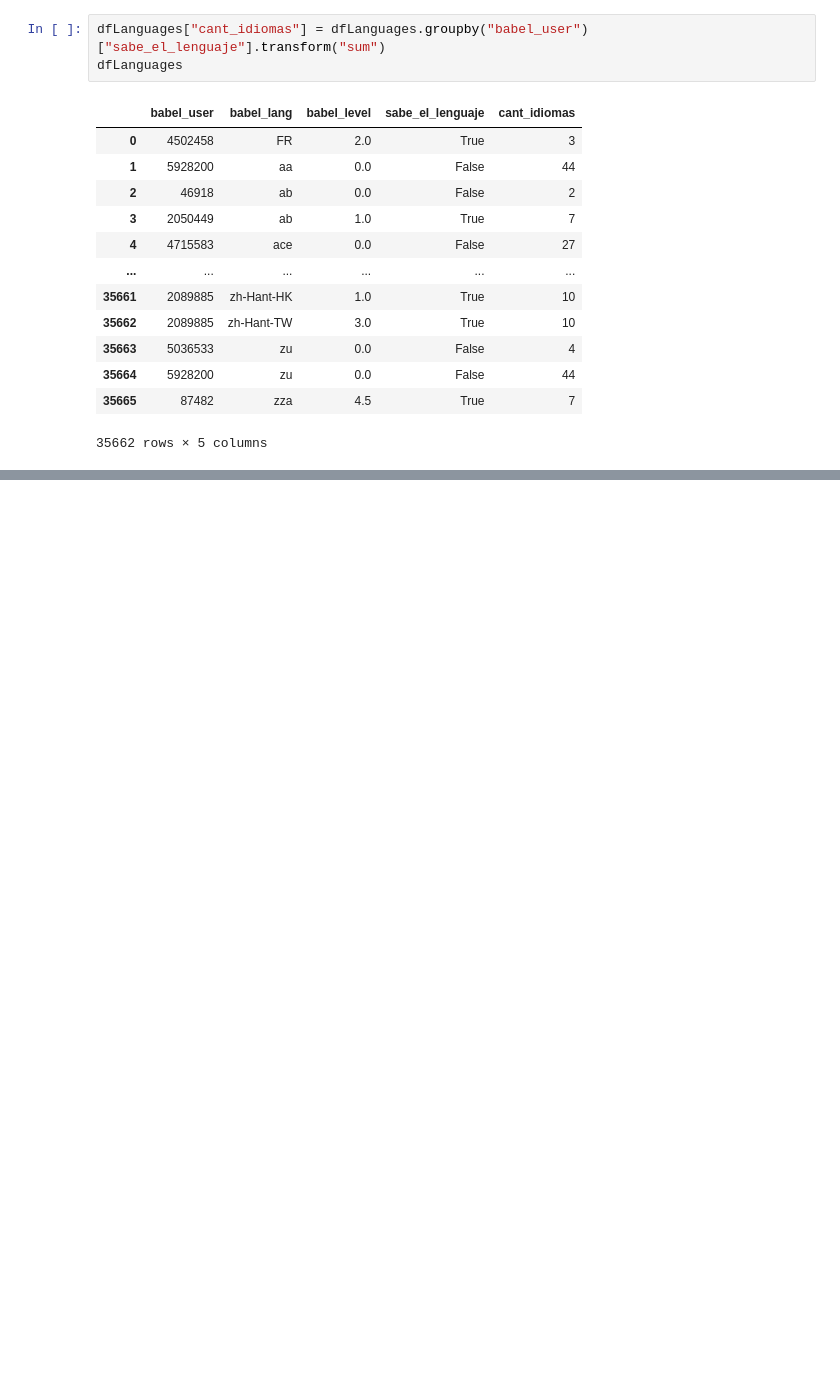
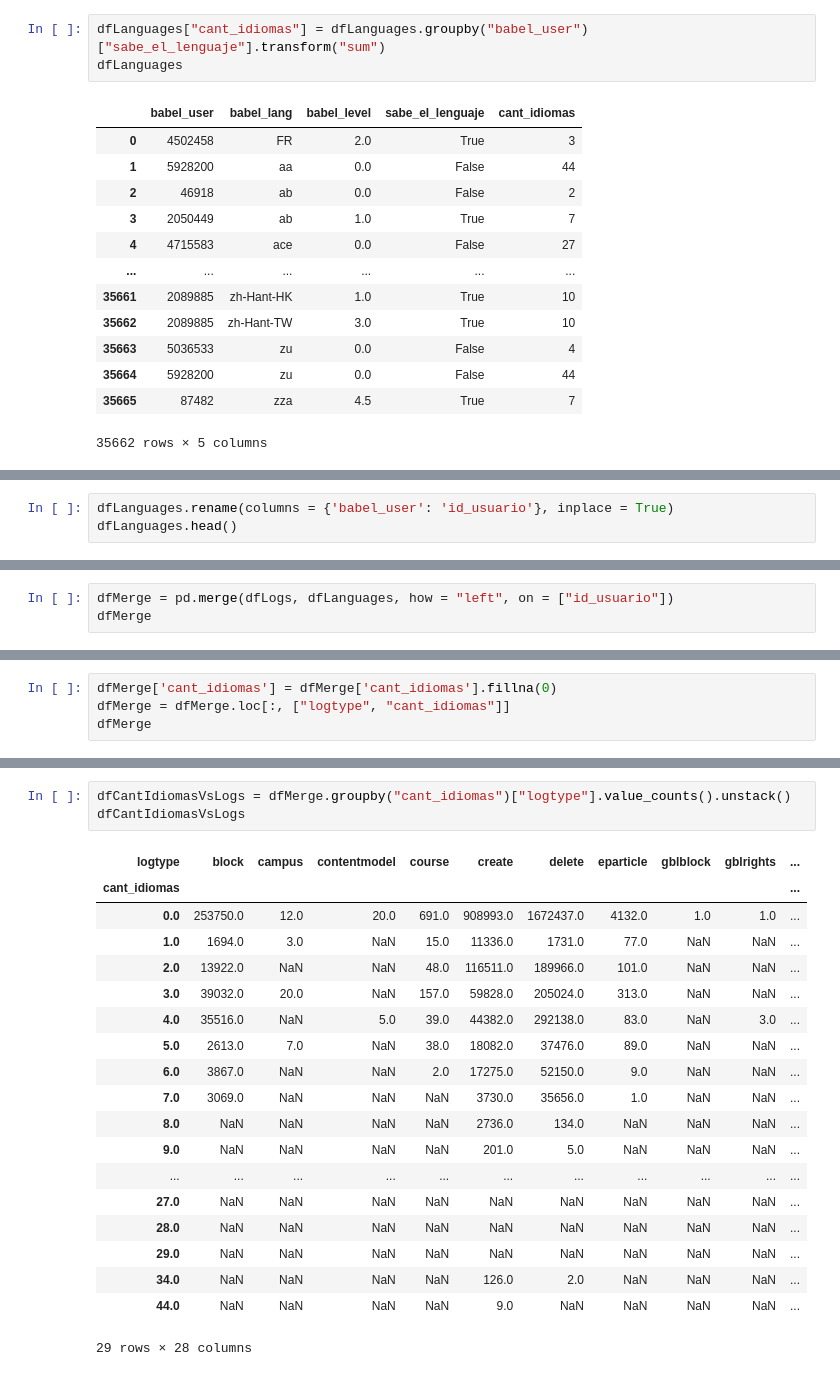
Before and after one commit to andrezszambrano/Organizaci-n-de-Datos-TP1, a Jupyter notebook: Ej50.ipynb, the cells around one changed output, grey strips where cells are left out. Saved outputs shown, nothing was run; the diff lists cells and outputs as text; blank space fills up the shorter version.

```diff
--- a/Ej50.ipynb
+++ b/Ej50.ipynb
@@ -158,0 +240,3 @@ dfLanguages.loc[dfLanguages["cant_idiomas"] == 0]
+# %%
+dfLanguages.rename(columns = {'babel_user': 'id_usuario'}, inplace = True)
+dfLanguages.head()
@@ -158,0 +250,3 @@ dfLanguages.loc[dfLanguages["cant_idiomas"] == 0]
+# %%
+dfMerge = pd.merge(dfLogs, dfLanguages, how = "left", on = ["id_usuario"])
+dfMerge
@@ -158,0 +269,4 @@ dfLanguages.loc[dfLanguages["cant_idiomas"] == 0]
+# %%
+dfMerge['cant_idiomas'] = dfMerge['cant_idiomas'].fillna(0)
+dfMerge = dfMerge.loc[:, ["logtype", "cant_idiomas"]]
+dfMerge
@@ -158,0 +287,23 @@ dfLanguages.loc[dfLanguages["cant_idiomas"] == 0]
+# %%
+dfCantIdiomasVsLogs = dfMerge.groupby("cant_idiomas")["logtype"].value_counts().unstack()
+dfCantIdiomasVsLogs
+# %% [output]
+| logtype | block | campus | contentmodel | course | create | delete | eparticle | gblblock | gblrights | ... |
+| cant_idiomas |  |  |  |  |  |  |  |  |  | ... |
+| 0.0 | 253750.0 | 12.0 | 20.0 | 691.0 | 908993.0 | 1672437.0 | 4132.0 | 1.0 | 1.0 | ... |
+| 1.0 | 1694.0 | 3.0 | NaN | 15.0 | 11336.0 | 1731.0 | 77.0 | NaN | NaN | ... |
+| 2.0 | 13922.0 | NaN | NaN | 48.0 | 116511.0 | 189966.0 | 101.0 | NaN | NaN | ... |
+| 3.0 | 39032.0 | 20.0 | NaN | 157.0 | 59828.0 | 205024.0 | 313.0 | NaN | NaN | ... |
+| 4.0 | 35516.0 | NaN | 5.0 | 39.0 | 44382.0 | 292138.0 | 83.0 | NaN | 3.0 | ... |
+| 5.0 | 2613.0 | 7.0 | NaN | 38.0 | 18082.0 | 37476.0 | 89.0 | NaN | NaN | ... |
+| 6.0 | 3867.0 | NaN | NaN | 2.0 | 17275.0 | 52150.0 | 9.0 | NaN | NaN | ... |
+| 7.0 | 3069.0 | NaN | NaN | NaN | 3730.0 | 35656.0 | 1.0 | NaN | NaN | ... |
+| 8.0 | NaN | NaN | NaN | NaN | 2736.0 | 134.0 | NaN | NaN | NaN | ... |
+| 9.0 | NaN | NaN | NaN | NaN | 201.0 | 5.0 | NaN | NaN | NaN | ... |
+| ... | ... | ... | ... | ... | ... | ... | ... | ... | ... | ... |
+| 27.0 | NaN | NaN | NaN | NaN | NaN | NaN | NaN | NaN | NaN | ... |
+| 28.0 | NaN | NaN | NaN | NaN | NaN | NaN | NaN | NaN | NaN | ... |
+| 29.0 | NaN | NaN | NaN | NaN | NaN | NaN | NaN | NaN | NaN | ... |
+| 34.0 | NaN | NaN | NaN | NaN | 126.0 | 2.0 | NaN | NaN | NaN | ... |
+| 44.0 | NaN | NaN | NaN | NaN | 9.0 | NaN | NaN | NaN | NaN | ... |
+29 rows × 28 columns
```
Also changed, not shown: parts of 29 cells of this notebook, 6 other files.
